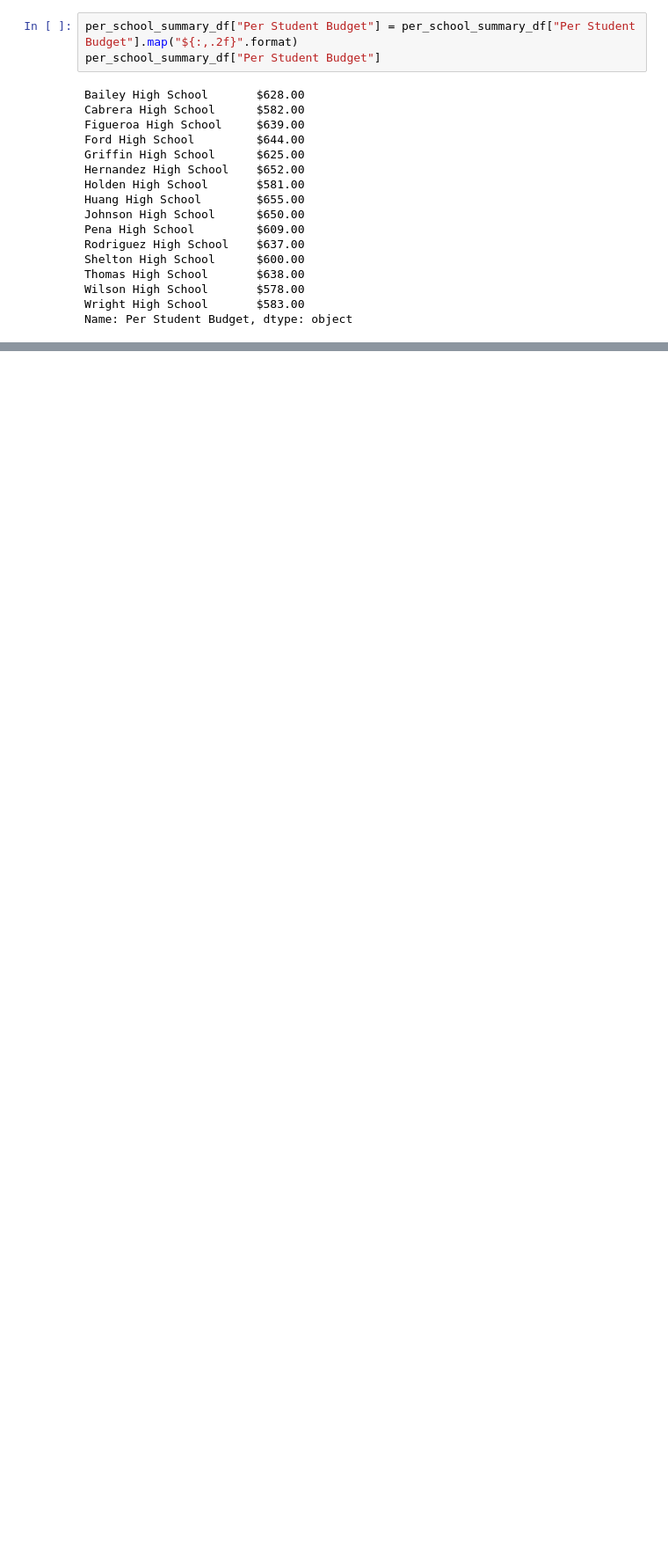
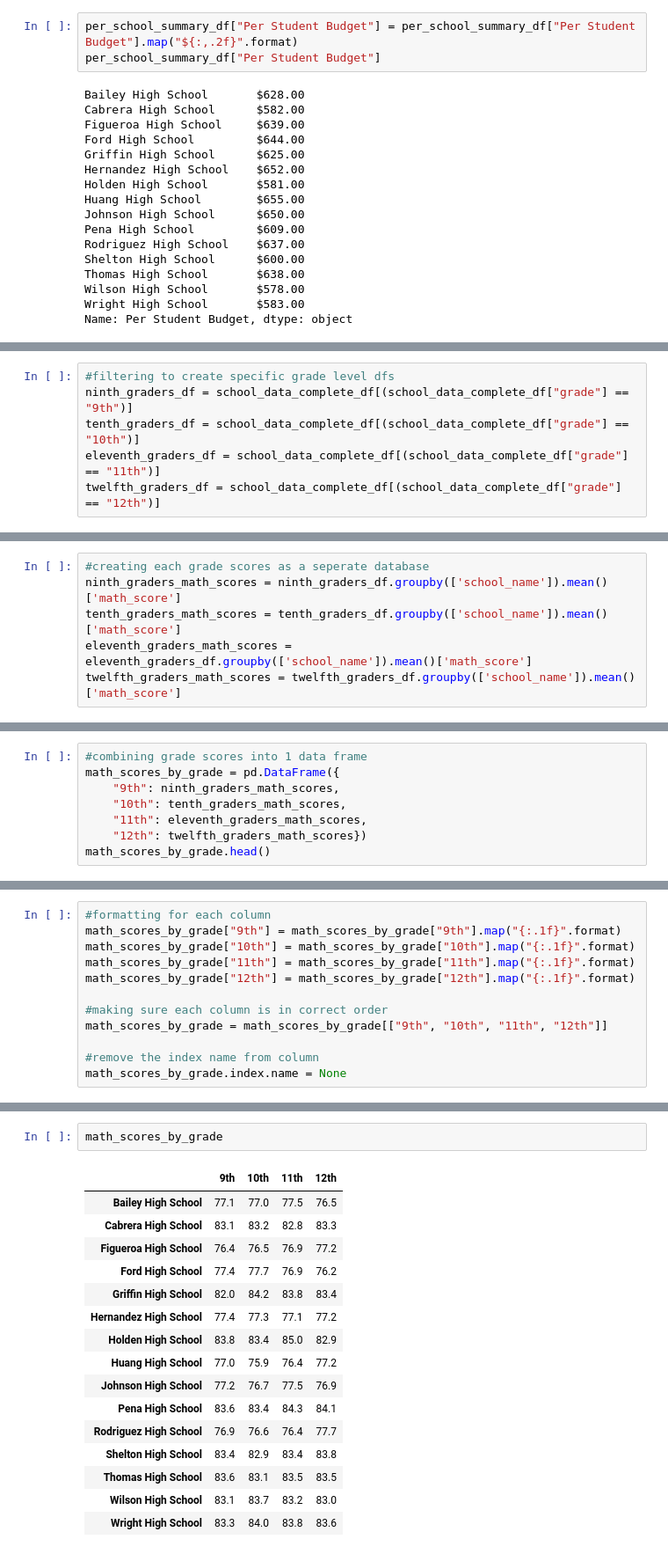
Before and after one commit to Gkmb2390/School_District_Analysis, a Jupyter notebook: PyCitySchools.ipynb, the cells around one changed output, grey strips where cells are left out. Shown at 88% size. Cells and saved outputs as stored; diff of their text form; blank space fills up the shorter version.

```diff
--- a/PyCitySchools.ipynb
+++ b/PyCitySchools.ipynb
@@ -824,3 +824,9 @@ bottom_schools.head()
 | Huang High School | District | 2,917 | $1,910,635.00 | $655.00 | 76.629414 | ... |
 | Hernandez High School | District | 4,635 | $3,022,020.00 | $652.00 | 77.289752 | ... |
 | Johnson High School | District | 4,761 | $3,094,650.00 | $650.00 | 77.072464 | ... |
+# %%
+#filtering to create specific grade level dfs
+ninth_graders_df = school_data_complete_df[(school_data_complete_df["grade"] == "9th")]
+tenth_graders_df = school_data_complete_df[(school_data_complete_df["grade"] == "10th")]
+eleventh_graders_df = school_data_complete_df[(school_data_complete_df["grade"] == "11th")]
+twelfth_graders_df = school_data_complete_df[(school_data_complete_df["grade"] == "12th")]
@@ -826,0 +849,6 @@ bottom_schools.head()
+# %%
+#creating each grade scores as a seperate database
+ninth_graders_math_scores = ninth_graders_df.groupby(['school_name']).mean()['math_score']
+tenth_graders_math_scores = tenth_graders_df.groupby(['school_name']).mean()['math_score']
+eleventh_graders_math_scores = eleventh_graders_df.groupby(['school_name']).mean()['math_score']
+twelfth_graders_math_scores = twelfth_graders_df.groupby(['school_name']).mean()['math_score']
@@ -826,0 +901,8 @@ bottom_schools.head()
+# %%
+#combining grade scores into 1 data frame
+math_scores_by_grade = pd.DataFrame({
+    "9th": ninth_graders_math_scores,
+    "10th": tenth_graders_math_scores,
+    "11th": eleventh_graders_math_scores,
+    "12th": twelfth_graders_math_scores})
+math_scores_by_grade.head()
@@ -826,0 +933,12 @@ bottom_schools.head()
+# %%
+#formatting for each column
+math_scores_by_grade["9th"] = math_scores_by_grade["9th"].map("{:.1f}".format)
+math_scores_by_grade["10th"] = math_scores_by_grade["10th"].map("{:.1f}".format)
+math_scores_by_grade["11th"] = math_scores_by_grade["11th"].map("{:.1f}".format)
+math_scores_by_grade["12th"] = math_scores_by_grade["12th"].map("{:.1f}".format)
+
+#making sure each column is in correct order
+math_scores_by_grade = math_scores_by_grade[["9th", "10th", "11th", "12th"]]
+
+#remove the index name from column
+math_scores_by_grade.index.name = None
@@ -826,0 +956,19 @@ bottom_schools.head()
+# %%
+math_scores_by_grade
+# %% [output]
+|  | 9th | 10th | 11th | 12th |
+| Bailey High School | 77.1 | 77.0 | 77.5 | 76.5 |
+| Cabrera High School | 83.1 | 83.2 | 82.8 | 83.3 |
+| Figueroa High School | 76.4 | 76.5 | 76.9 | 77.2 |
+| Ford High School | 77.4 | 77.7 | 76.9 | 76.2 |
+| Griffin High School | 82.0 | 84.2 | 83.8 | 83.4 |
+| Hernandez High School | 77.4 | 77.3 | 77.1 | 77.2 |
+| Holden High School | 83.8 | 83.4 | 85.0 | 82.9 |
+| Huang High School | 77.0 | 75.9 | 76.4 | 77.2 |
+| Johnson High School | 77.2 | 76.7 | 77.5 | 76.9 |
+| Pena High School | 83.6 | 83.4 | 84.3 | 84.1 |
+| Rodriguez High School | 76.9 | 76.6 | 76.4 | 77.7 |
+| Shelton High School | 83.4 | 82.9 | 83.4 | 83.8 |
+| Thomas High School | 83.6 | 83.1 | 83.5 | 83.5 |
+| Wilson High School | 83.1 | 83.7 | 83.2 | 83.0 |
+| Wright High School | 83.3 | 84.0 | 83.8 | 83.6 |
```
Also changed, not shown: parts of 8 cells of this notebook, 1 other file.
